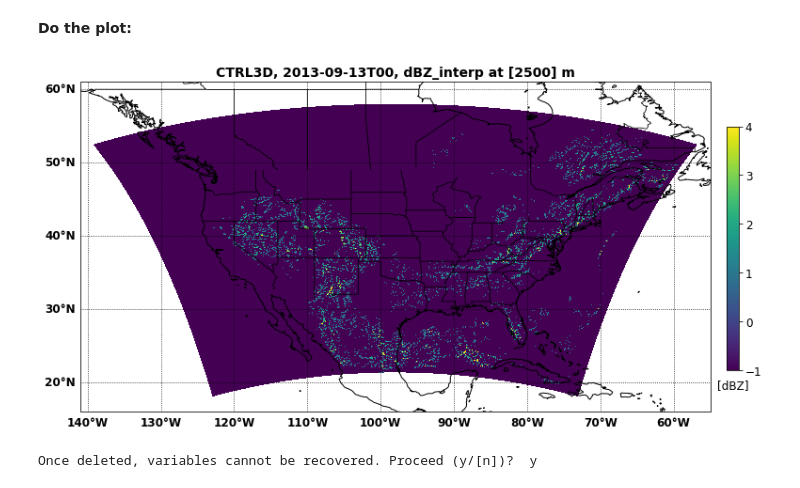
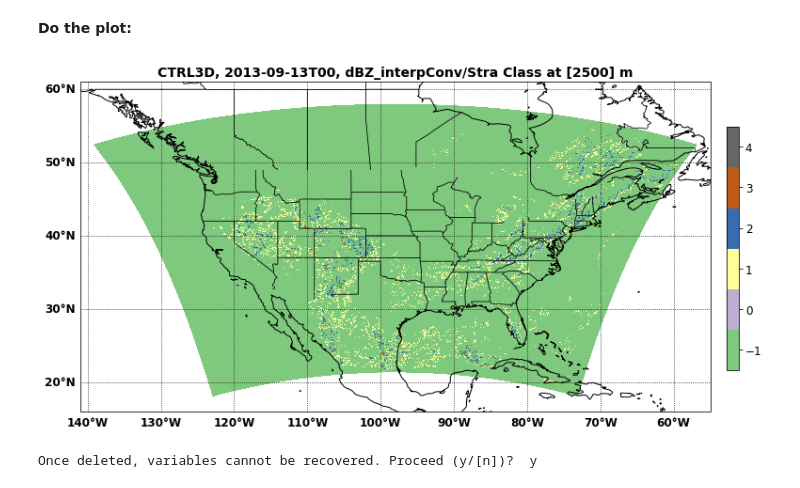
Before and after one commit to Lusicl/WRF_dBZ_Cloud_Classification, a Jupyter notebook: WRF_dBZ_Class_CONUS1/wrf_dbz_ConvStraMask_Plot_test.ipynb, the cells around one changed output. Cells and saved outputs as stored; diff of their text form; code cells hidden in the pictures.

```diff
--- a/WRF_dBZ_Class_CONUS1/wrf_dbz_ConvStraMask_Plot_test.ipynb
+++ b/WRF_dBZ_Class_CONUS1/wrf_dbz_ConvStraMask_Plot_test.ipynb
@@ -70,4 +70,11 @@ dbz_lev = dbz_lev.assign_attrs(vert_units='m')
 # %% [markdown]
 **Convective/Stratiform separation:**
 # %%
+start = time.time()
+
 cs, cc, bkgnd = sep1.conv_strat_latlon(dbz_lev.data, dbz_lev.XLAT, dbz_lev.XLONG)
+
+end = time.time()
+print("RUNTIME：%f SEC" % (end - start))
+print("RUNTIME：%f MIN" % ((end - start)/60))
+print("RUNTIME：%f HOUR" % ((end - start)/3600))
@@ -140,42 +139,38 @@ def new_map(fig):
 # %%
 fig = plt.figure(figsize=(12,9))
 ax1 = new_map(fig)
 # ax1 = plt.axes(projection = ccrs.LambertConformal(central_longitude=-100, central_latitude=40))
 # ax1 = plt.axes(projection = ccrs.PlateCarree())
 
 plotting_var = cc
 plotting_lon = dbz_lev.XLONG
 plotting_lat = dbz_lev.XLAT
 
-
-## CWB colorbar:
-# cf1 = ax1.contourf(plotting_lon, plotting_lat, plotting_var, 23, levels=clevs, colors=ccols)
-
-## NWS colorbar:
-# cf1 = ax1.pcolormesh(plotting_lon, plotting_lat, plotting_var, cmap=ref_cmap, norm=ref_norm, shading='auto')
-
-cf1 = ax1.pcolormesh(plotting_lon, plotting_lat, plotting_var)
+cf1 = ax1.pcolormesh(plotting_lon, plotting_lat, plotting_var, cmap=plt.cm.get_cmap('Accent', 6))
 
 cf1_title = plt.title(wrf_sim_type + ', ' +
                       np.datetime_as_string(dbz_lev.Time.data, unit='h') + ', ' +
-                      dbz_lev.name + ' at ' +
+                      dbz_lev.name + 'Conv/Stra Class at ' +
                       str(interp_vertical_lev) + ' ' + dbz_lev.vert_units,
                       fontsize=14,
                       fontweight='bold')
 
 cbar_ax = fig.add_axes([0.92, 0.3, 0.015, 0.4])
-cbar = fig.colorbar(cf1, cax=cbar_ax, fraction=0.04)
+cbar = fig.colorbar(cf1,
+                    cax=cbar_ax,
+                    fraction=0.04,
+                    ticks=np.arange(-1, 5, 1),
+                    boundaries=np.arange(-1.5, 5.5, 1))
 cbar.ax.tick_params(labelsize=12)
-cbar_title = plt.title('[dBZ]', fontsize=12, y=-0.1)
-
+# cbar_title = plt.title('[dBZ]', fontsize=12, y=-0.1)
 
 ## Save figure:
 
-plt.savefig('./' + np.datetime_as_string(dbz_lev.Time.data, unit='h') + '_dbz.png',
+plt.savefig('./' + np.datetime_as_string(dbz_lev.Time.data, unit='h') + '_CSmask.png',
             bbox_inches='tight',
             dpi=150)
 # %% [output]
-[figure, old version]
+[figure, new version]
 # %%
 # print(str(dbz_lev.Time.data))
 # np.datetime_as_string(dbz_lev.Time.data, unit='h')
```
Also changed, not shown: parts of 4 cells of this notebook, 3 other files.
